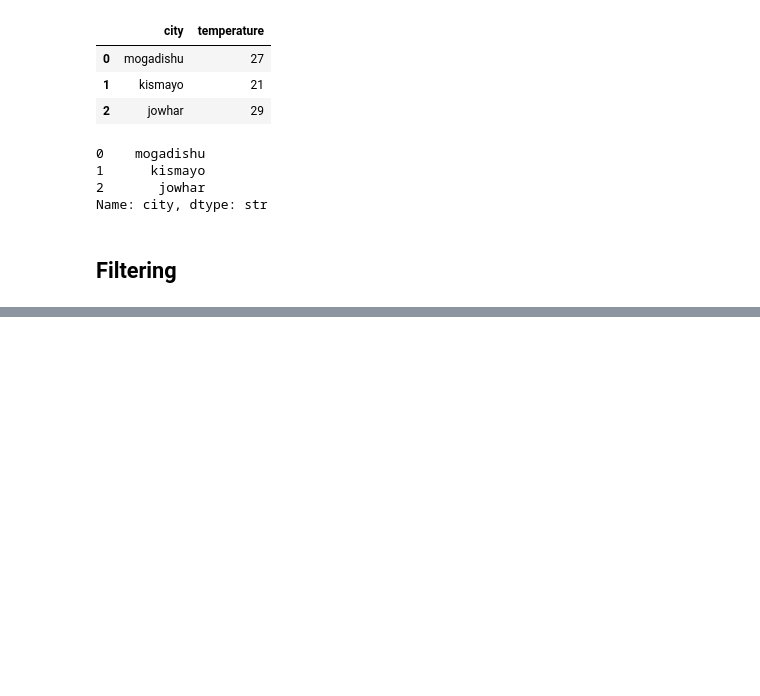
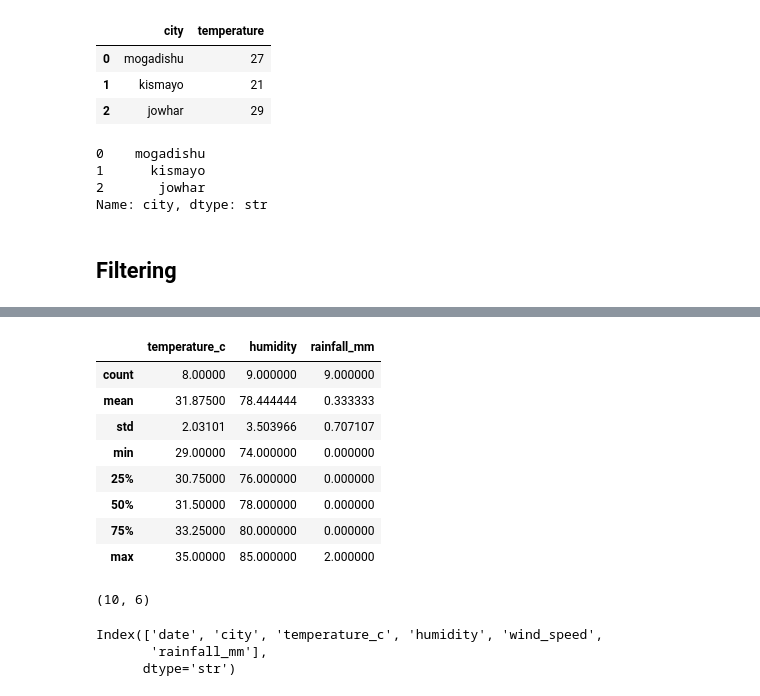
Before and after one commit to marshaale/learn-pandas, a Jupyter notebook: notebook.ipynb, the cells around one changed output, grey strips where cells are left out. Cells and saved outputs as stored; diff of their text form; code cells hidden in the pictures; blank space fills up the shorter version.

```diff
--- a/notebook.ipynb
+++ b/notebook.ipynb
@@ -414,0 +443,22 @@ df[mask]
+# %%
+df.describe()
+# %% [output]
+|  | temperature_c | humidity | rainfall_mm |
+| count | 8.00000 | 9.000000 | 9.000000 |
+| mean | 31.87500 | 78.444444 | 0.333333 |
+| std | 2.03101 | 3.503966 | 0.707107 |
+| min | 29.00000 | 74.000000 | 0.000000 |
+| 25% | 30.75000 | 76.000000 | 0.000000 |
+| 50% | 31.50000 | 78.000000 | 0.000000 |
+| 75% | 33.25000 | 80.000000 | 0.000000 |
+| max | 35.00000 | 85.000000 | 2.000000 |
+# %%
+df.shape
+# %% [output]
+(10, 6)
+# %%
+df.columns
+# %% [output]
+Index(['date', 'city', 'temperature_c', 'humidity', 'wind_speed',
+       'rainfall_mm'],
+      dtype='str')
```
Also changed, not shown: parts of 25 cells of this notebook, 1 other file.
